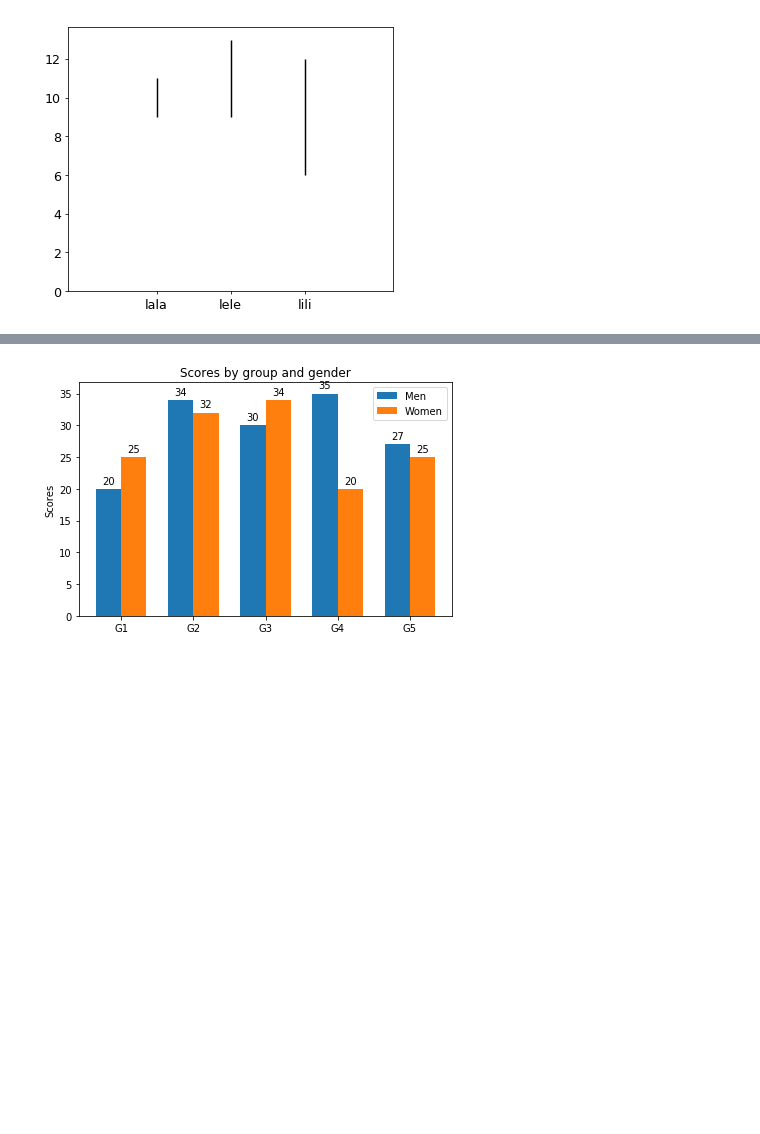
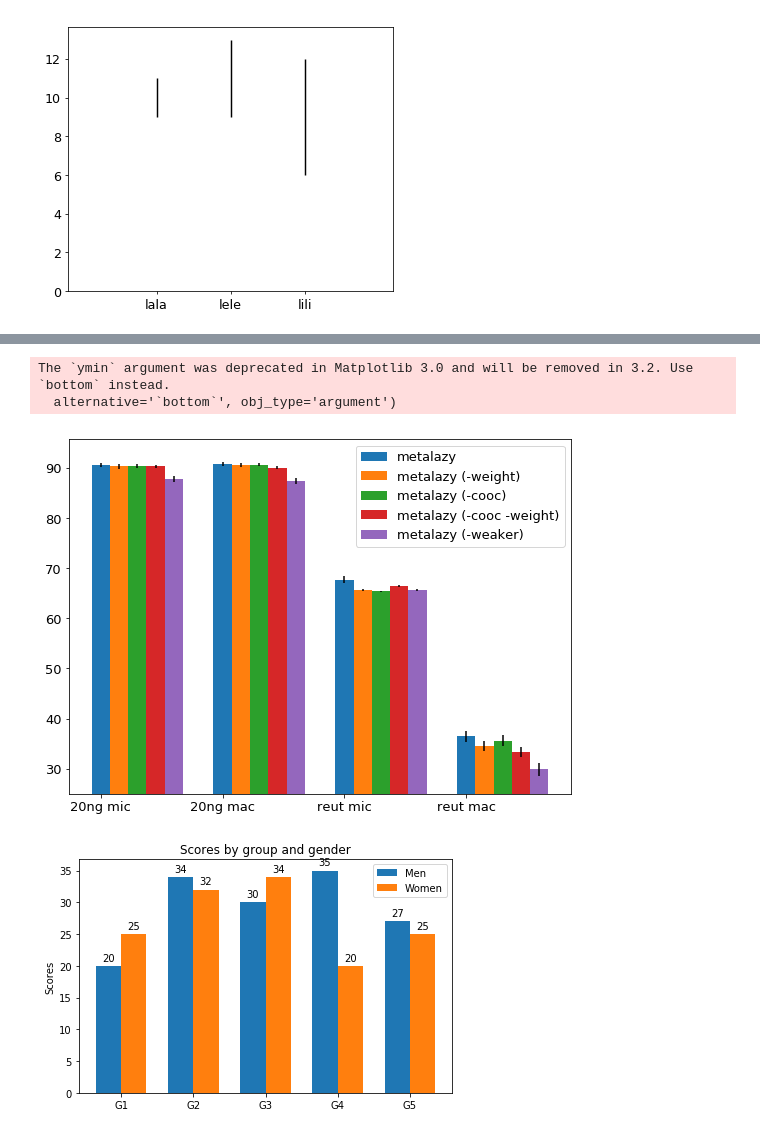
Before and after one commit to lfomendes/metalazy, a Jupyter notebook: metalazy/notebooks/Untitled.ipynb, the cells around one changed output, grey strips where cells are left out. Saved outputs shown, nothing was run; the diff lists cells and outputs as text; code cells hidden in the pictures; blank space fills up the shorter version.

```diff
--- a/metalazy/notebooks/Untitled.ipynb
+++ b/metalazy/notebooks/Untitled.ipynb
@@ -92,3 +92,82 @@ The `ymin` argument was deprecated in Matplotlib 3.0 and will be removed in 3.2.
+# %%
+import matplotlib
+import matplotlib.pyplot as plt
+import numpy as np
+
+# 	Oracle	MetaLazy	MetaLazy (sem hyperparametros)	MetaLazy (pior classificador)	LazyRF
+# 20ng mic	93.36	90.49	90.31	87.77	85.46
+# 20ng mac	93.1	90.75	90.05	87.32	85.89
+# reut mic	71.96	67.68	66.35	65.65	65.41
+# reut mac	37.7	36.46	33.36	29.85	30.67
+
+font = {'family' : 'normal',
+        'weight' : 'regular',
+        'size'   : 13}
+
+matplotlib.rc('font', **font)
+
+labels = ['20ng mic','20ng mac','reut mic','reut mac']
+metalazy_no_weight = [90.31, 90.60, 65.62, 34.50]
+metalazy = [90.49, 90.75, 67.68, 36.46]
+metalazy_no_cooc = [90.36, 90.61, 65.41, 35.62]
+metalazy_base = [90.31, 90.05, 66.35, 33.36]
+metalazy_worse = [87.77, 87.32, 65.65, 29.85]
+
+x = np.arange(len(labels))  # the label locations
+width = 0.15  # the width of the bars
+
+fig, ax = plt.subplots()
+rects1 = ax.bar(x, metalazy, width, label='metalazy', yerr=[0.42,0.41,0.72,1.12])
+rects2 = ax.bar(x+0.15, metalazy_no_weight, width, label='metalazy (-weight)', yerr=[0.46,0.44,0.21,1.01])
+rects3 = ax.bar(x+0.30, metalazy_no_cooc, width, label='metalazy (-cooc)', yerr=[0.34,0.31,0.12,1.05])
+rects4 = ax.bar(x+0.45, metalazy_base, width, label='metalazy (-cooc -weight)', yerr=[0.34,0.31,0.20,1.05])
+rects5 = ax.bar(x+0.60, metalazy_worse, width, label='metalazy (-weaker)', yerr=[0.57,0.57,0.26,1.3])
+
+# 	MetaLazy complete	MetaLazy with cooc	MetaLazy with weight	MetaLazy base	MetaLazy worst classifier
+# 20ng mic	90.49	90.31	90.36	90.31	87.77
+# 20ng mac	90.75	90.60	90.61	90.05	87.32
+# reut mic	67.68	65.62	65.41	66.35	65.65
+# reut mac	36.46	34.50	35.62	33.36	29.85
+# 	Oracle	MetaLazy	MetaLazy (sem hyperparametros)	LazyRF	MetaLazy (pior classificador)
+# 20ng mic	93.36 (0.46)	90.49 (0.46)	90.31 (0.34)	85.46 (0.57)	87.77 (0.55)
+# 20ng mac	93.10 (0.44)	90.75 (0.44)	90.05 (0.31)	85.89 (0.57)	87.32 (0.56)
+# reut mic	71.96 (0.72)	67.68 (0.21)	66.35 (0.12)	65.41 (0.26)	65.65 (0.14)
+# reut mac	37.70 (1.39)	36.46 (1.01)	33.36 (1.05)	30.67 (1.30)	29.85 (1.41)
+# ax.set_title('Scores by group and gender')
+ax.set_xticks(x)
+ax.set_xticklabels(labels)
+ax.set_ylim(ymin=25)
+ax.legend()
+
+# w = 10
+# h = 5
+# d = 70
+# plt.figure(figsize=(w, h), dpi=d)
+
+
+# def autolabel(rects):
+#     """Attach a text label above each bar in *rects*, displaying its height."""
+#     for rect in rects:
+#         height = rect.get_height()
+#         ax.annotate('{}'.format(height),
+#                     xy=(rect.get_x() + rect.get_width() / 2, height),
+#                     xytext=(0, 3),  # 3 points vertical offset
+#                     textcoords="offset points",
+#                     ha='center', va='bottom')
+
+
+# autolabel(rects1)
+# autolabel(rects2)
+# autolabel(rects3)
+# autolabel(rects4)
+fig.tight_layout()
+fig.set_size_inches(8,6)
+
+plt.show()
+# %% [output]
+The `ymin` argument was deprecated in Matplotlib 3.0 and will be removed in 3.2. Use `bottom` instead.
+  alternative='`bottom`', obj_type='argument')
+[figure, added]
 # %%
 import matplotlib
 import matplotlib.pyplot as plt
```
Also changed, not shown: parts of 1 cell of this notebook, 3 other files.
